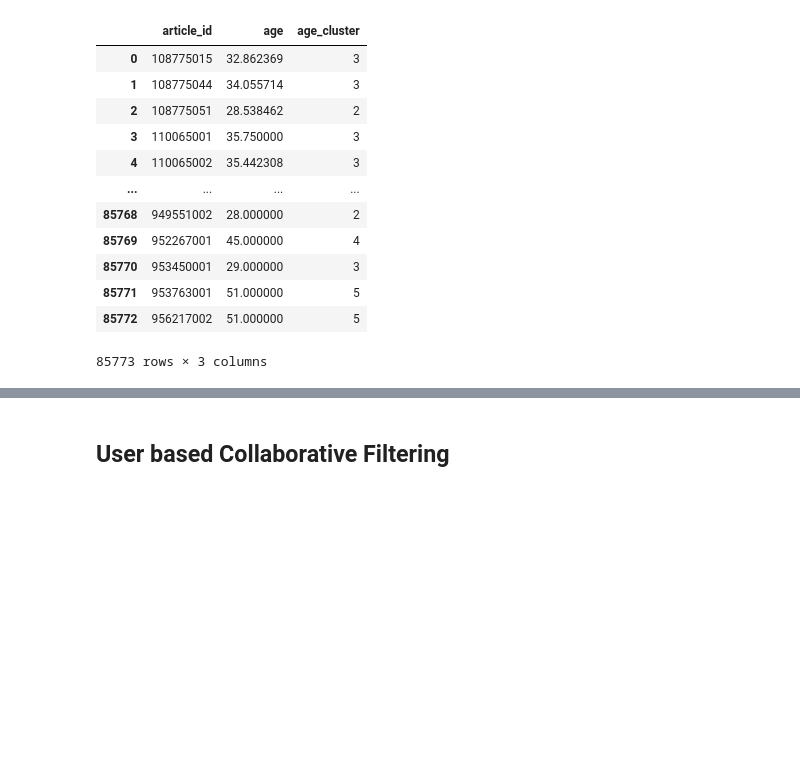
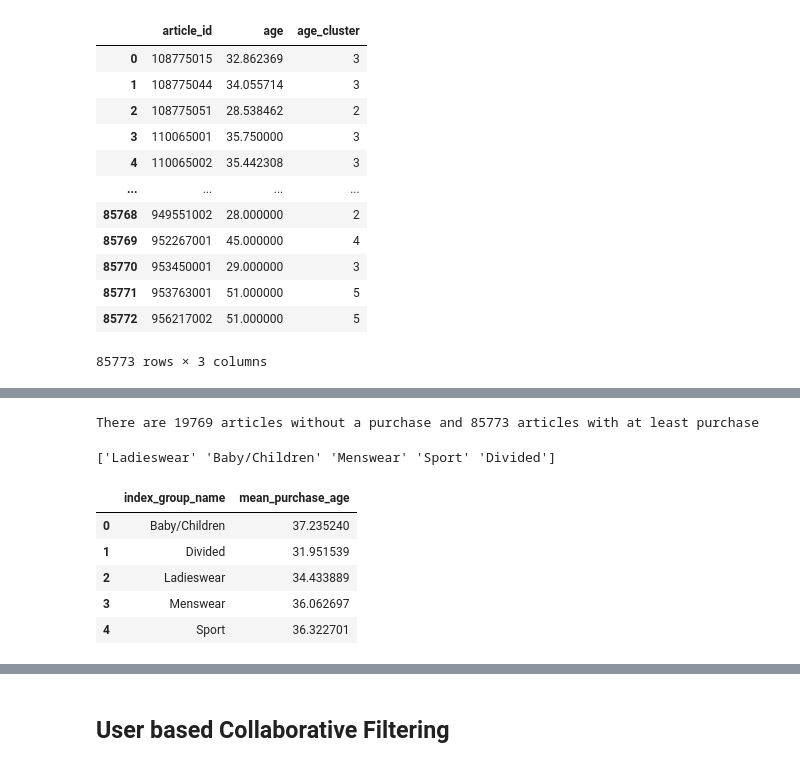
Before and after one commit to nraffa/H-M-Personalized-Fashion-Recommendations, a Jupyter notebook: EDA_Modeling.ipynb, the cells around one changed output, grey strips where cells are left out. Drawn from its saved outputs; the diff is of its cells as text; code cells hidden in the pictures; blank space fills up the shorter version.

```diff
--- a/EDA_Modeling.ipynb
+++ b/EDA_Modeling.ipynb
@@ -369,0 +362,28 @@ articles_filtered[articles_filtered.age_cluster.isnull() == True]
+# %%
+art_no_purchase = articles_filtered[articles_filtered.age_cluster.isnull() == True].shape[0]
+art_w_purchase = articles_filtered[articles_filtered.age_cluster.isnull() == False].shape[0]
+
+print(f'There are {art_no_purchase} articles without a purchase and {art_w_purchase} articles with at least one purchase')
+# %% [output]
+There are 19769 articles without a purchase and 85773 articles with at least purchase
+# %%
+#view the gross categories for the articles
+print(articles_filtered.index_group_name.unique())
+# %% [output]
+['Ladieswear' 'Baby/Children' 'Menswear' 'Sport' 'Divided']
+# %%
+#filter the NaN values from the mean_purchase_age column
+articles_filtered_no_na = articles_filtered[articles_filtered.mean_purchase_age.isnull() == False]
+
+#take the average purchase age of each index group name
+index_group_age_mean = articles_filtered_no_na[['index_group_name','mean_purchase_age']].groupby(
+    'index_group_name').mean().reset_index()
+
+index_group_age_mean
+# %% [output]
+|  | index_group_name | mean_purchase_age |
+| 0 | Baby/Children | 37.235240 |
+| 1 | Divided | 31.951539 |
+| 2 | Ladieswear | 34.433889 |
+| 3 | Menswear | 36.062697 |
+| 4 | Sport | 36.322701 |
```
Also changed, not shown: parts of 10 cells of this notebook.
